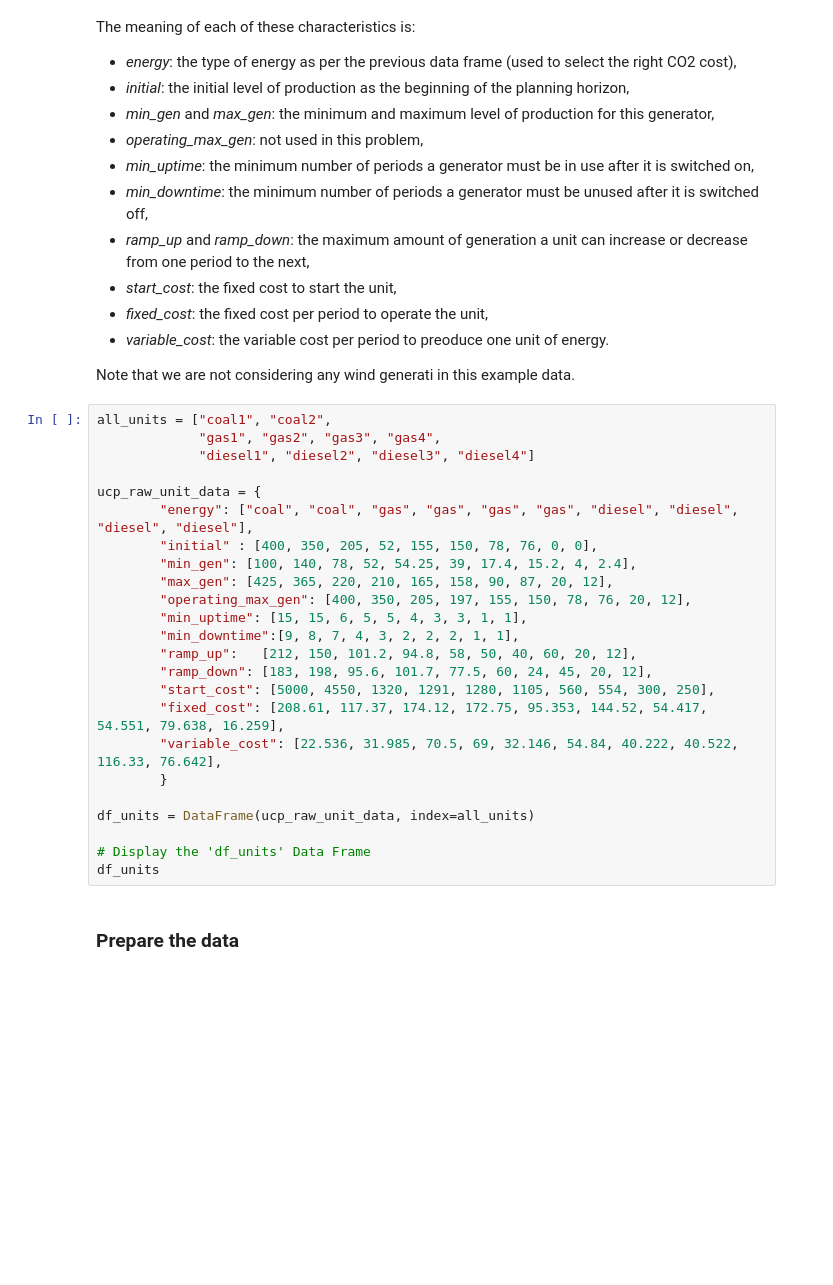
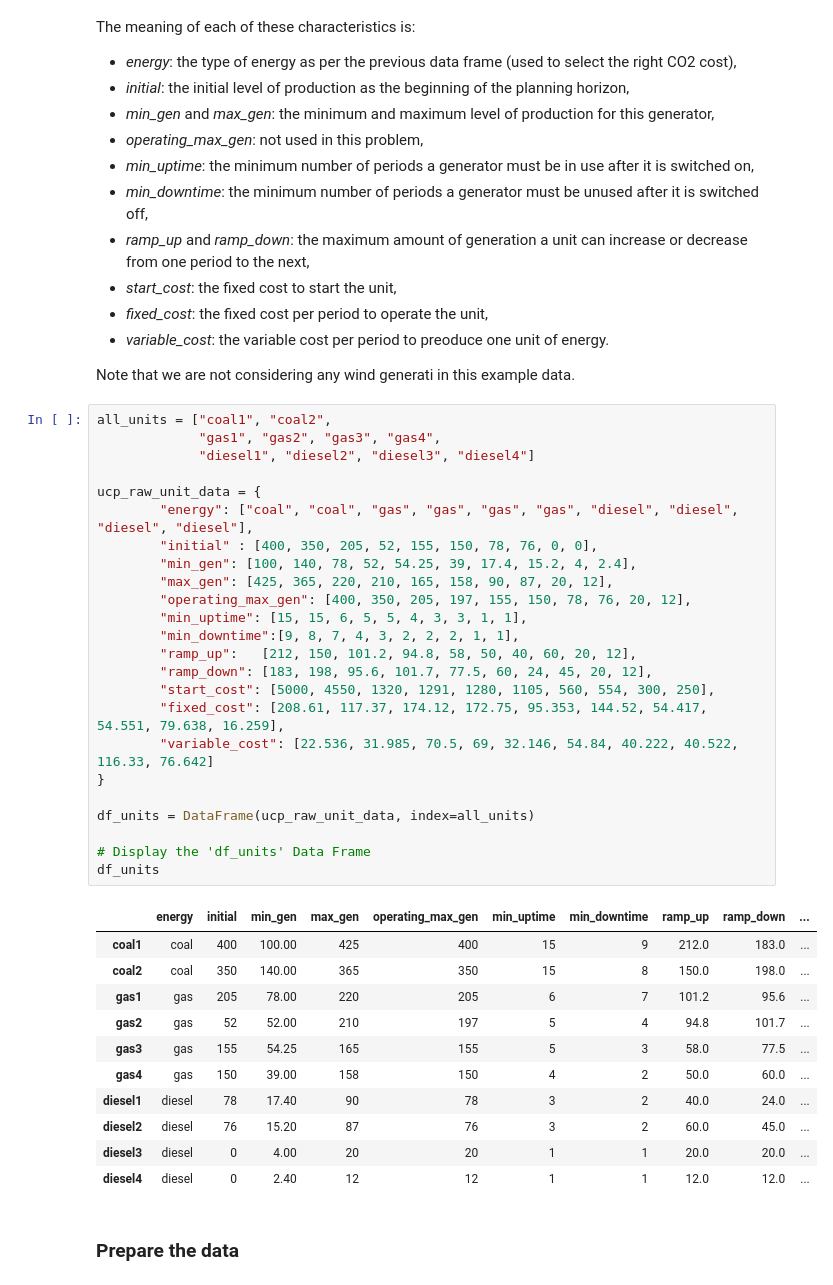
Before and after one commit to IBMDataScience/sample-notebooks, a Jupyter notebook: Cloud/IPYNB/The Unit Commitment Problem.ipynb, the cells around one changed output. Cells and saved outputs as stored; diff of their text form; blank space fills up the shorter version.

```diff
--- a/Cloud/IPYNB/The Unit Commitment Problem.ipynb
+++ b/Cloud/IPYNB/The Unit Commitment Problem.ipynb
@@ -118,27 +124,39 @@ Note that we are not considering any wind generati in this example data.
 # %%
 all_units = ["coal1", "coal2",
              "gas1", "gas2", "gas3", "gas4",
              "diesel1", "diesel2", "diesel3", "diesel4"]
 
 ucp_raw_unit_data = {
         "energy": ["coal", "coal", "gas", "gas", "gas", "gas", "diesel", "diesel", "diesel", "diesel"],
         "initial" : [400, 350, 205, 52, 155, 150, 78, 76, 0, 0],
         "min_gen": [100, 140, 78, 52, 54.25, 39, 17.4, 15.2, 4, 2.4],
         "max_gen": [425, 365, 220, 210, 165, 158, 90, 87, 20, 12],
         "operating_max_gen": [400, 350, 205, 197, 155, 150, 78, 76, 20, 12],
         "min_uptime": [15, 15, 6, 5, 5, 4, 3, 3, 1, 1],
         "min_downtime":[9, 8, 7, 4, 3, 2, 2, 2, 1, 1],
         "ramp_up":   [212, 150, 101.2, 94.8, 58, 50, 40, 60, 20, 12],
         "ramp_down": [183, 198, 95.6, 101.7, 77.5, 60, 24, 45, 20, 12],
         "start_cost": [5000, 4550, 1320, 1291, 1280, 1105, 560, 554, 300, 250],
         "fixed_cost": [208.61, 117.37, 174.12, 172.75, 95.353, 144.52, 54.417, 54.551, 79.638, 16.259],
-        "variable_cost": [22.536, 31.985, 70.5, 69, 32.146, 54.84, 40.222, 40.522, 116.33, 76.642],
-        }
+        "variable_cost": [22.536, 31.985, 70.5, 69, 32.146, 54.84, 40.222, 40.522, 116.33, 76.642]
+}
 
 df_units = DataFrame(ucp_raw_unit_data, index=all_units)
 
 # Display the 'df_units' Data Frame
 df_units
+# %% [output]
+|  | energy | initial | min_gen | max_gen | operating_max_gen | min_uptime | min_downtime | ramp_up | ramp_down | ... |
+| coal1 | coal | 400 | 100.00 | 425 | 400 | 15 | 9 | 212.0 | 183.0 | ... |
+| coal2 | coal | 350 | 140.00 | 365 | 350 | 15 | 8 | 150.0 | 198.0 | ... |
+| gas1 | gas | 205 | 78.00 | 220 | 205 | 6 | 7 | 101.2 | 95.6 | ... |
+| gas2 | gas | 52 | 52.00 | 210 | 197 | 5 | 4 | 94.8 | 101.7 | ... |
+| gas3 | gas | 155 | 54.25 | 165 | 155 | 5 | 3 | 58.0 | 77.5 | ... |
+| gas4 | gas | 150 | 39.00 | 158 | 150 | 4 | 2 | 50.0 | 60.0 | ... |
+| diesel1 | diesel | 78 | 17.40 | 90 | 78 | 3 | 2 | 40.0 | 24.0 | ... |
+| diesel2 | diesel | 76 | 15.20 | 87 | 76 | 3 | 2 | 60.0 | 45.0 | ... |
+| diesel3 | diesel | 0 | 4.00 | 20 | 20 | 1 | 1 | 20.0 | 20.0 | ... |
+| diesel4 | diesel | 0 | 2.40 | 12 | 12 | 1 | 1 | 12.0 | 12.0 | ... |
 # %% [markdown]
 ### Prepare the data
 # %% [markdown]
```
Also changed, not shown: parts of 35 cells of this notebook, 19 other files.
